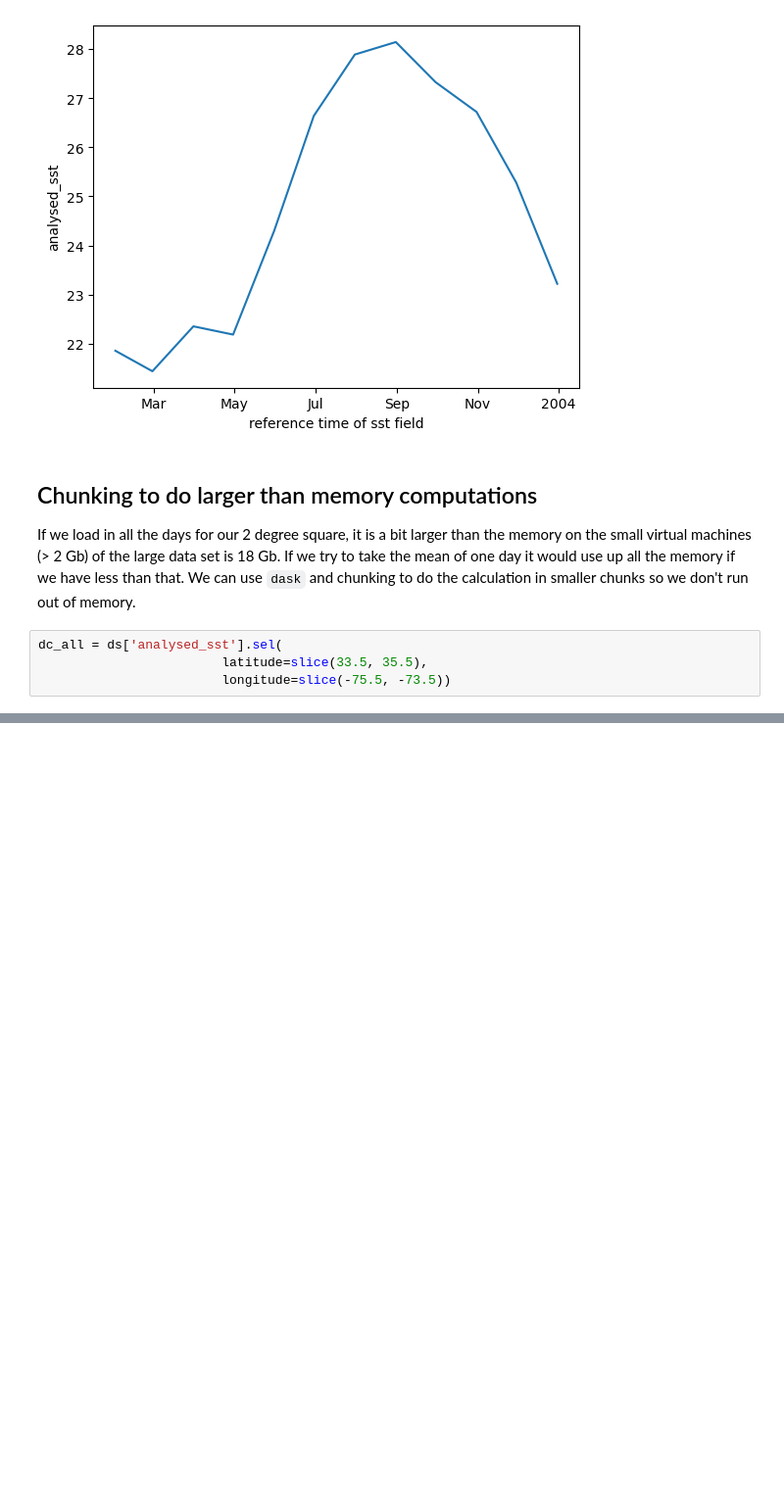
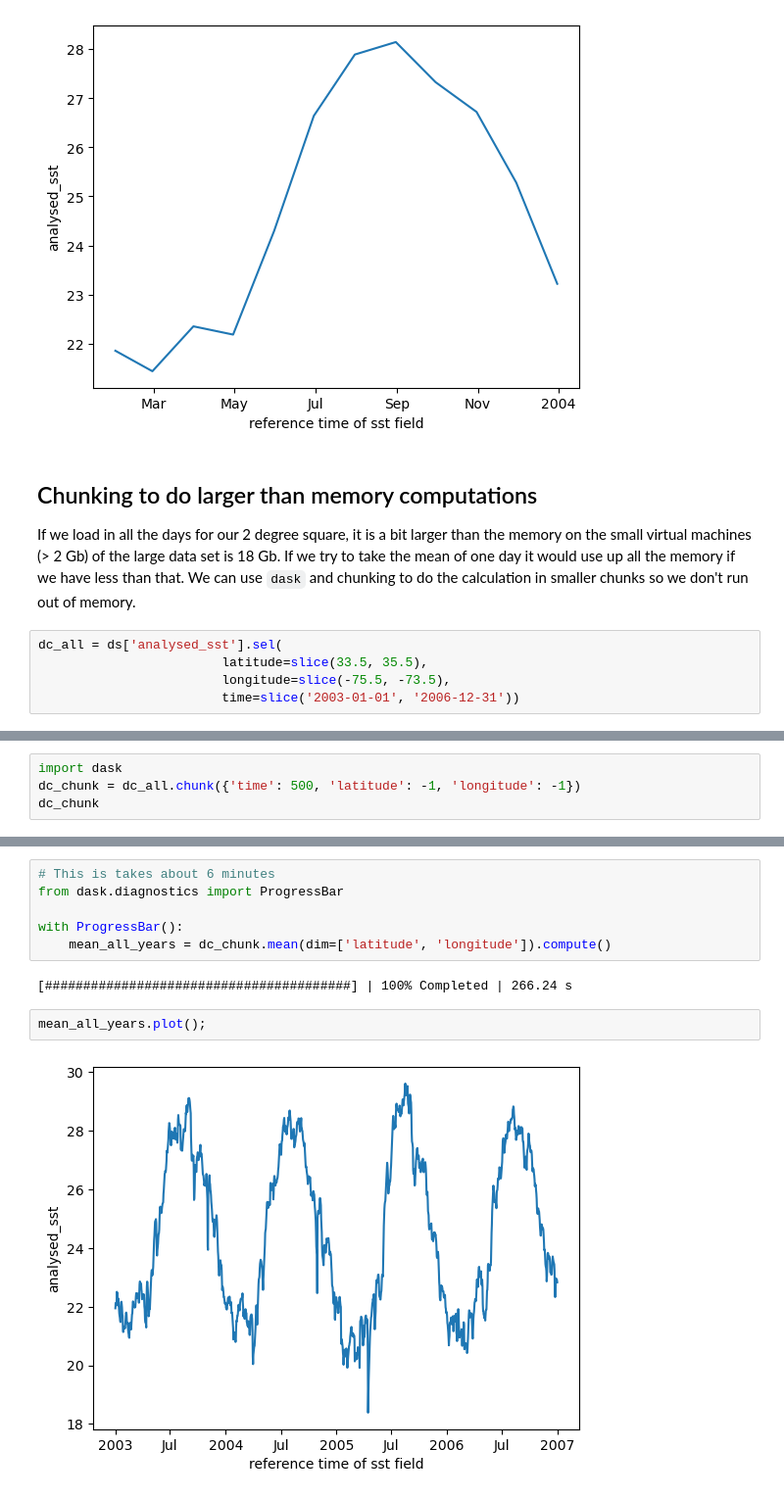
Before and after one commit to nmfs-opensci/NOAAHackDays, a Jupyter notebook: topics-2025/2025-02-28-ERDDAP-Py/erddap_xarray.ipynb, the cells around one changed output, grey strips where cells are left out. Shown at 98% size. Cells and saved outputs as stored; diff of their text form; blank space fills up the shorter version.

```diff
--- a/topics-2025/2025-02-28-ERDDAP-Py/erddap_xarray.ipynb
+++ b/topics-2025/2025-02-28-ERDDAP-Py/erddap_xarray.ipynb
@@ -115,7 +116,8 @@ If we load in all the days for our 2 degree square, it is a bit larger than the
 # %%
 dc_all = ds['analysed_sst'].sel(
                         latitude=slice(33.5, 35.5),
-                        longitude=slice(-75.5, -73.5))
+                        longitude=slice(-75.5, -73.5),
+                        time=slice('2003-01-01', '2006-12-31'))
 # %%
 print(f"Size in GB: {dc_all.nbytes / 1e9:.2f} GB")
 dc_all.sizes
@@ -486,0 +129,4 @@ dc.mean(dim=['latitude', 'longitude']).plot()
+# %%
+import dask
+dc_chunk = dc_all.chunk({'time': 500, 'latitude': -1, 'longitude': -1})
+dc_chunk
@@ -486,0 +159,12 @@ dc.mean(dim=['latitude', 'longitude']).plot()
+# %%
+# This is takes about 6 minutes
+from dask.diagnostics import ProgressBar
+
+with ProgressBar():
+    mean_all_years = dc_chunk.mean(dim=['latitude', 'longitude']).compute()
+# %% [output]
+[########################################] | 100% Completed | 266.24 s
+# %%
+mean_all_years.plot();
+# %% [output]
+[figure, added]
```
Also changed, not shown: parts of 50 cells of this notebook, 3 other files.
